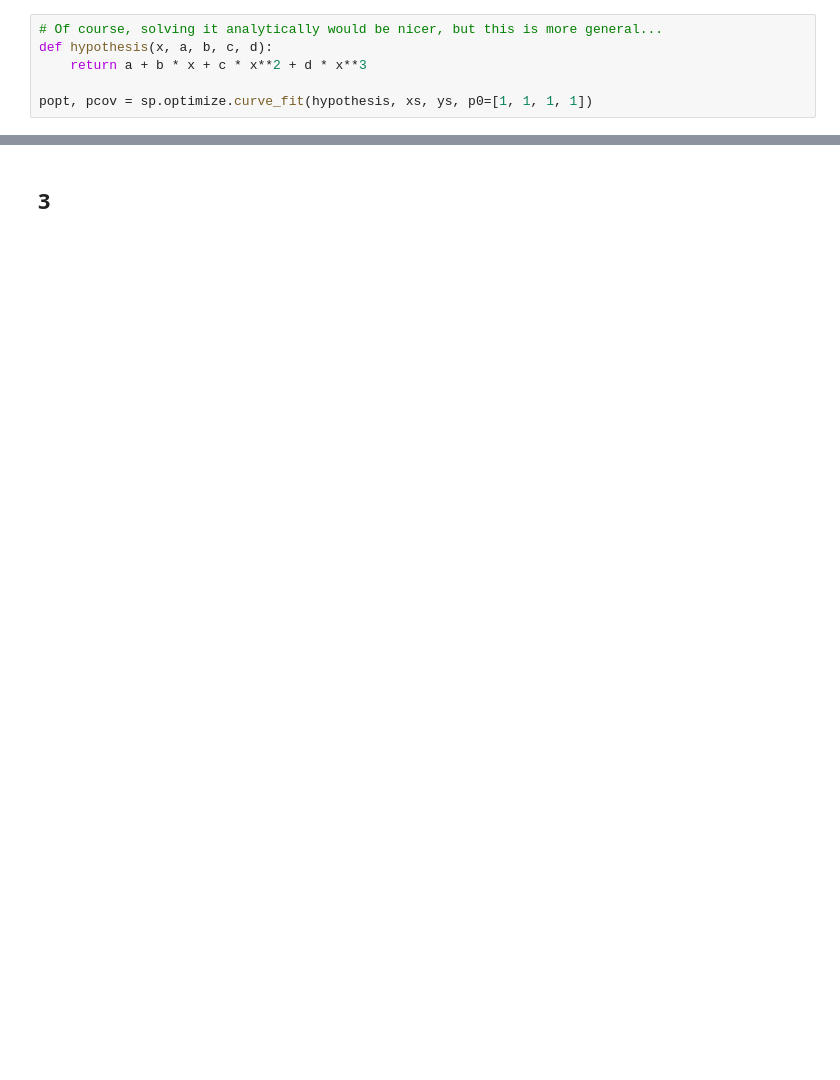
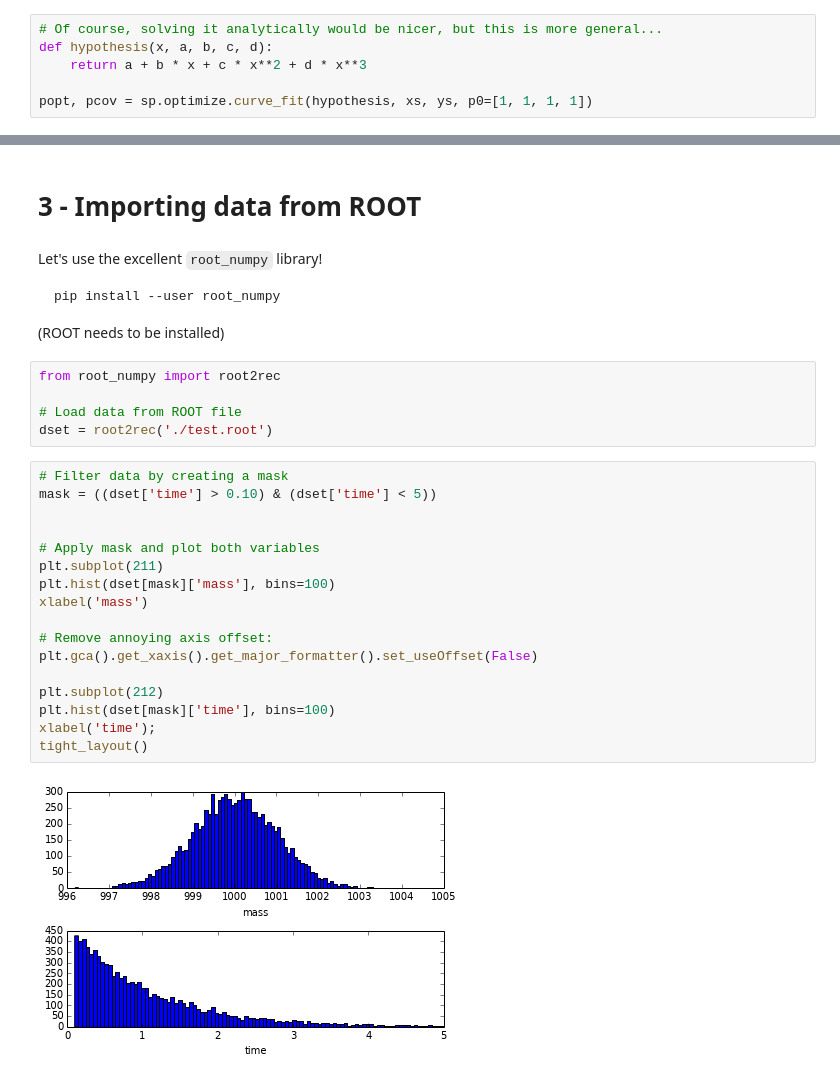
Before and after one commit to bogdan-kulynych/ipython-tutorial, a Jupyter notebook: tutorial.ipynb, the cells around one changed output, grey strips where cells are left out. Saved outputs shown, nothing was run; the diff lists cells and outputs as text; blank space fills up the shorter version.

````diff
--- a/tutorial.ipynb
+++ b/tutorial.ipynb
@@ -148,2 +152,32 @@ plt.show()
 # %% [markdown]
-## 3
+# 3 - Importing data from ROOT
+# %% [markdown]
+Let's use the excellent `root_numpy` library!
+```
+pip install --user root_numpy
+```
+(ROOT needs to be installed)
+# %%
+from root_numpy import root2rec
+
+# Load data from ROOT file
+dset = root2rec('./test.root')
+# %%
+# Filter data by creating a mask
+mask = ((dset['time'] > 0.10) & (dset['time'] < 5))
+
+
+# Apply mask and plot both variables
+plt.subplot(211)
+plt.hist(dset[mask]['mass'], bins=100)
+xlabel('mass')
+
+# Remove annoying axis offset:
+plt.gca().get_xaxis().get_major_formatter().set_useOffset(False)
+
+plt.subplot(212)
+plt.hist(dset[mask]['time'], bins=100)
+xlabel('time');
+tight_layout()
+# %% [output]
+[figure, added]
````
Also changed, not shown: parts of 10 cells of this notebook, 1 other file.
